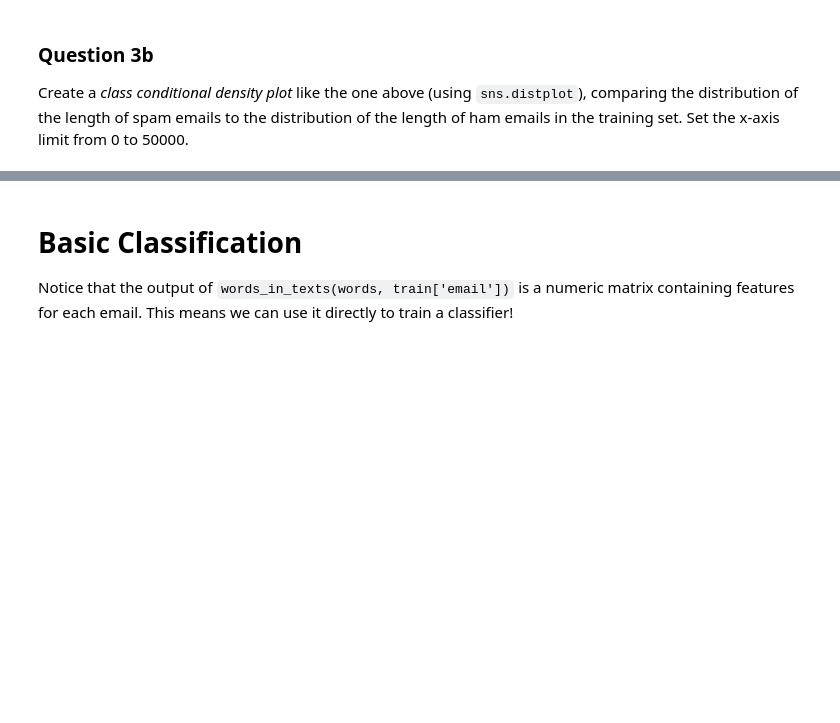
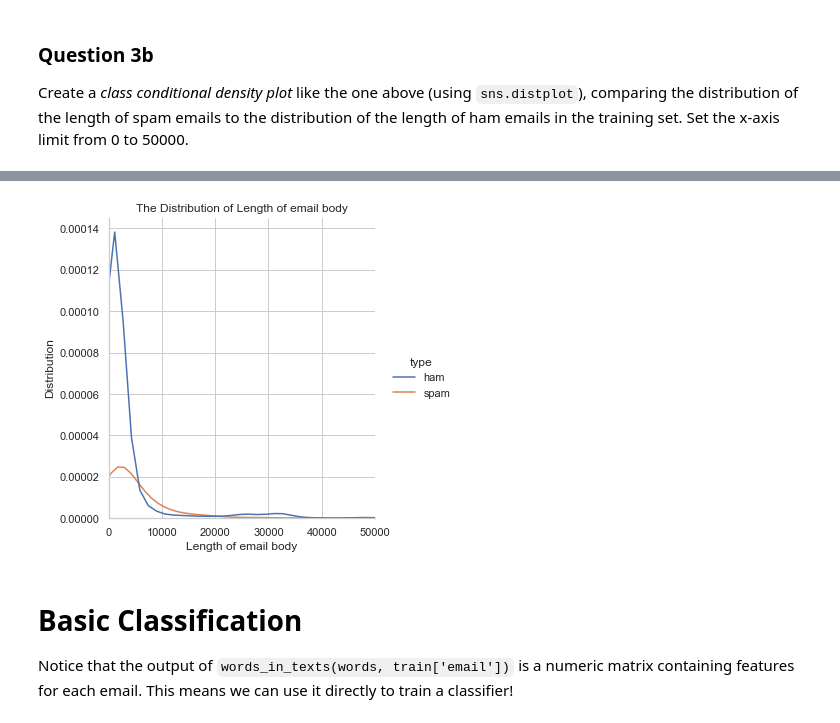
Before and after one commit to wood-ghost/ECE4710_final, a Jupyter notebook: Final.ipynb, the cells around one changed output, grey strips where cells are left out. Drawn from its saved outputs; the diff is of its cells as text; code cells hidden in the pictures; blank space fills up the shorter version.

```diff
--- a/Final.ipynb
+++ b/Final.ipynb
@@ -265,3 +275,11 @@ Ellipsis
+# %%
+train["email length"] = train["email"].apply(len)
+train["type"] = train["spam"].replace({0: "ham", 1:"spam"})
+# display(train["email length"].sort_values())
+ax2 = sns.displot(x="email length", data=train,hue="type", kind="kde")
+ax2.set(xlim=(0,50000), xlabel="Length of email body", ylabel="Distribution", title="The Distribution of Length of email body");
+# %% [output]
+[figure, added]
 # %% [markdown]
 <!-- END QUESTION -->
 
```
Also changed, not shown: parts of 20 cells of this notebook.
